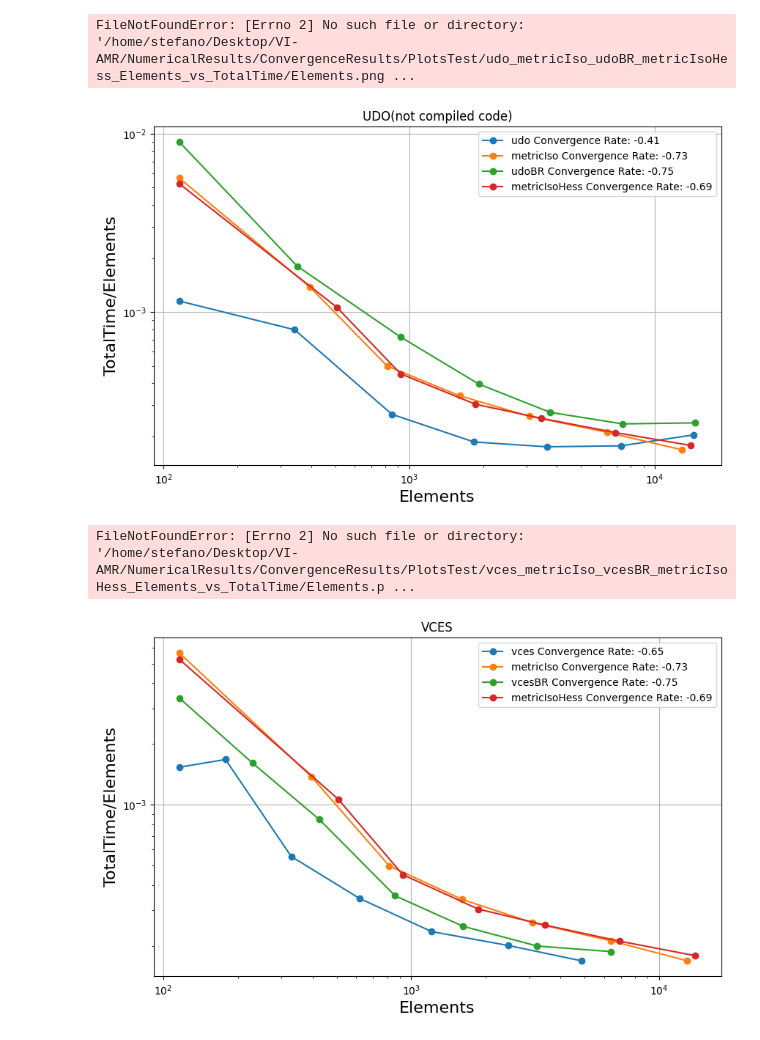
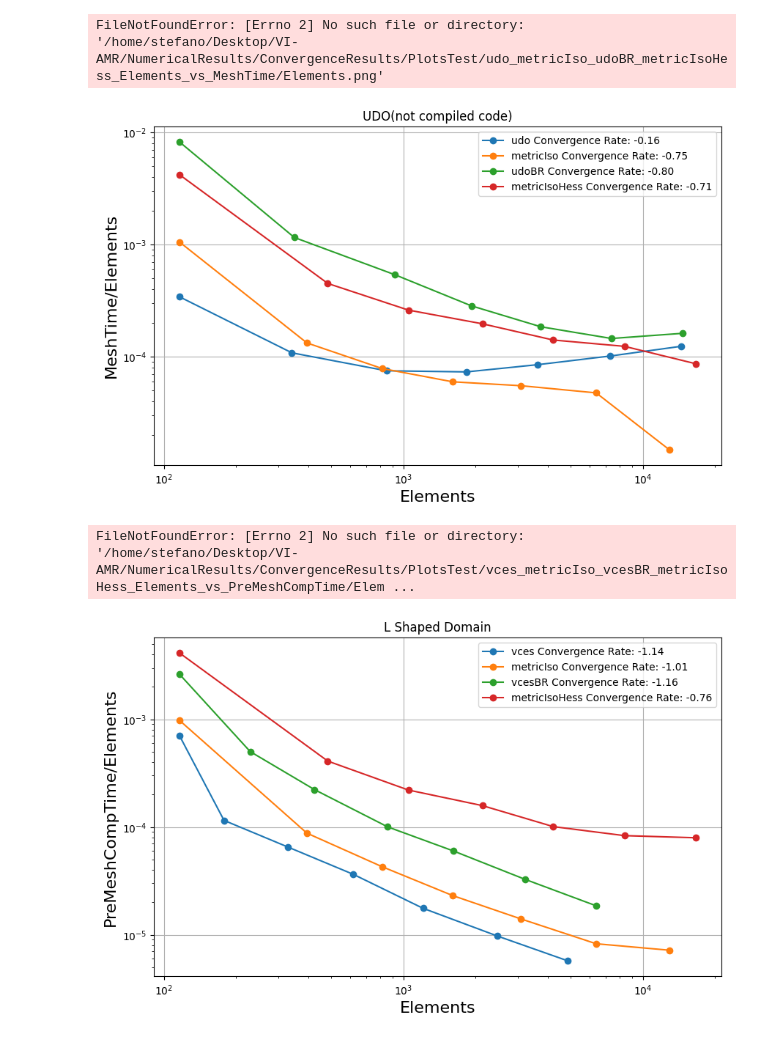
Before and after one commit to StefanoFochesatto/VI-AMR, a Jupyter notebook: NumericalResults/ConvergenceResults/PlotExplorer.ipynb, the cells around one changed output. Saved outputs shown, nothing was run; the diff lists cells and outputs as text; code cells hidden in the pictures.

```diff
--- a/NumericalResults/ConvergenceResults/PlotExplorer.ipynb
+++ b/NumericalResults/ConvergenceResults/PlotExplorer.ipynb
@@ -22,15 +22,20 @@ def getPlot(Convdf, methodslist, x, y, title, plottype=None, legend = True):
             plt.loglog(Convdf[method][x].to_numpy(), Convdf[method][y].to_numpy(
             ), label=f'{method} Convergence Rate: {convrates[i]:.2f}', marker='o')
 
-    elif plottype == "semilog":
+    elif plottype == "semilogx":
         plt.figure(figsize=(10, 6))
         for i, method in enumerate(methodslist):
             plt.semilogx(Convdf[method][x].to_numpy(),
                          Convdf[method][y].to_numpy(), marker='o')
+    elif plottype == "semilogy":
+        plt.figure(figsize=(10, 6))
+        for i, method in enumerate(methodslist):
+            plt.semilogy(Convdf[method][x].to_numpy(),
+                         Convdf[method][y].to_numpy(), marker='o')
 
     else:
         plt.figure(figsize=(10, 6))
-        for i, scheme in enumerate(schemes):
+        for i, method in enumerate(methodslist):
             plt.plot(Convdf[method][x].to_numpy(),
                      Convdf[method][y].to_numpy(), marker='o')
 
@@ -87,12 +92,12 @@ for method in methodlist:
     Convdf[method, 'TotalTime/Elements'] = Convdf[method]['TotalTime']/Convdf[method]['Elements']
 Convdf = Convdf.sort_index(axis=1)
 # %%
-getPlot(Convdf, ['udo', 'metricIso', 'udoBR', 'metricIsoHess'] , 'Elements', 'TotalTime/Elements', 'UDO(not compiled code)', plottype='loglog', legend = True)
+getPlot(Convdf, ['udo', 'metricIso', 'udoBR', 'metricIsoHess'] , 'Elements', 'MeshTime/Elements', 'UDO(not compiled code)', plottype='loglog', legend = True)
 # %% [output]
-FileNotFoundError: [Errno 2] No such file or directory: '/home/stefano/Desktop/VI-AMR/NumericalResults/ConvergenceResults/PlotsTest/udo_metricIso_udoBR_metricIsoHess_Elements_vs_TotalTime/Elements.png ...
+FileNotFoundError: [Errno 2] No such file or directory: '/home/stefano/Desktop/VI-AMR/NumericalResults/ConvergenceResults/PlotsTest/udo_metricIso_udoBR_metricIsoHess_Elements_vs_MeshTime/Elements.png'
-[figure, old version]
+[figure, new version]
 # %%
-getPlot(Convdf, ['vces', 'metricIso', 'vcesBR', 'metricIsoHess'] , 'Elements', 'TotalTime/Elements', 'VCES', plottype='loglog', legend = True)
+getPlot(Convdf, ['vces', 'metricIso', 'vcesBR', 'metricIsoHess'] , 'Elements', 'PreMeshCompTime/Elements', 'L Shaped Domain', plottype='loglog', legend = True)
 # %% [output]
-FileNotFoundError: [Errno 2] No such file or directory: '/home/stefano/Desktop/VI-AMR/NumericalResults/ConvergenceResults/PlotsTest/vces_metricIso_vcesBR_metricIsoHess_Elements_vs_TotalTime/Elements.p ...
+FileNotFoundError: [Errno 2] No such file or directory: '/home/stefano/Desktop/VI-AMR/NumericalResults/ConvergenceResults/PlotsTest/vces_metricIso_vcesBR_metricIsoHess_Elements_vs_PreMeshCompTime/Elem ...
-[figure, old version]
+[figure, new version]
```
Also changed, not shown: parts of 4 cells of this notebook, 8 other files.
